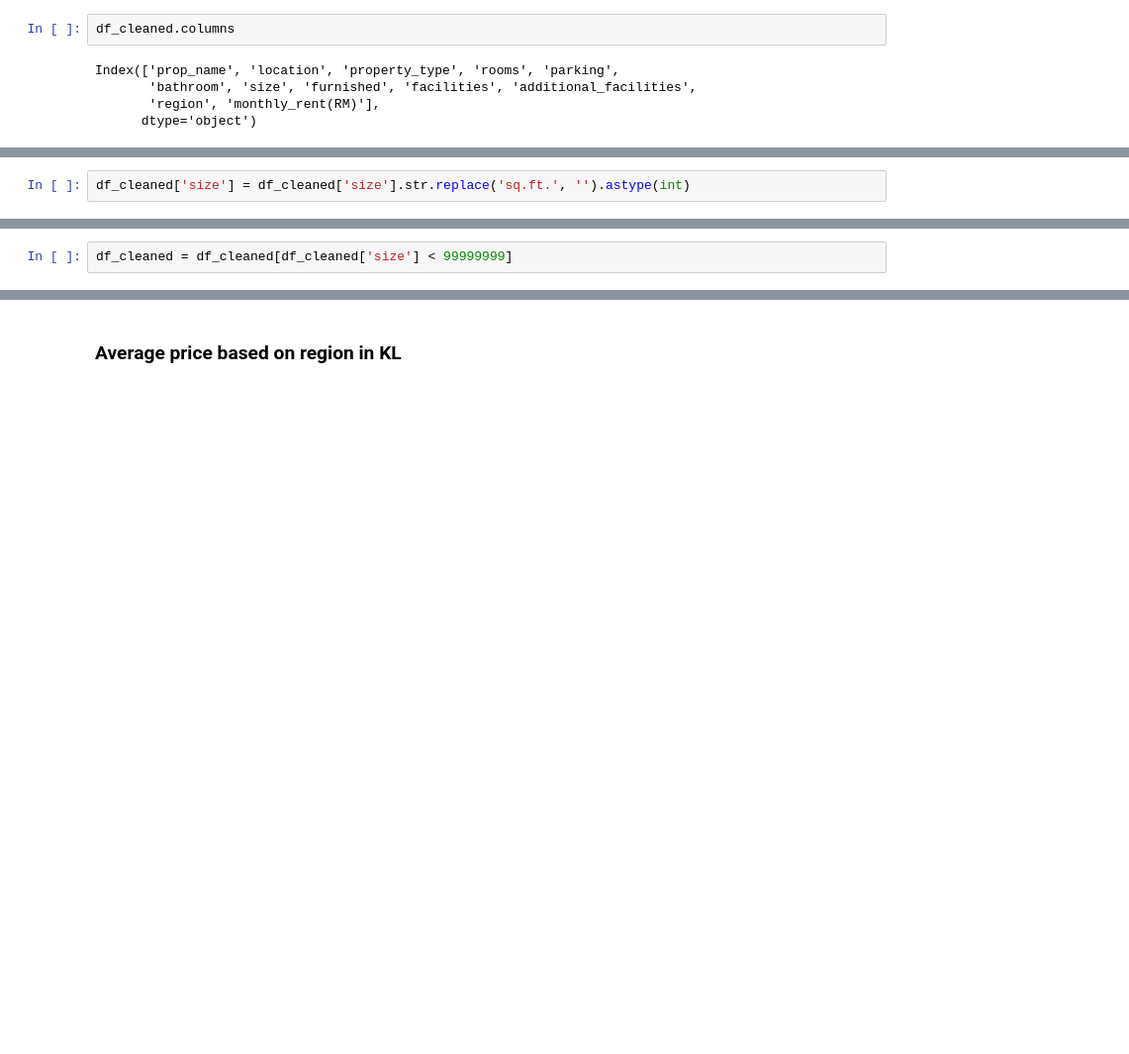
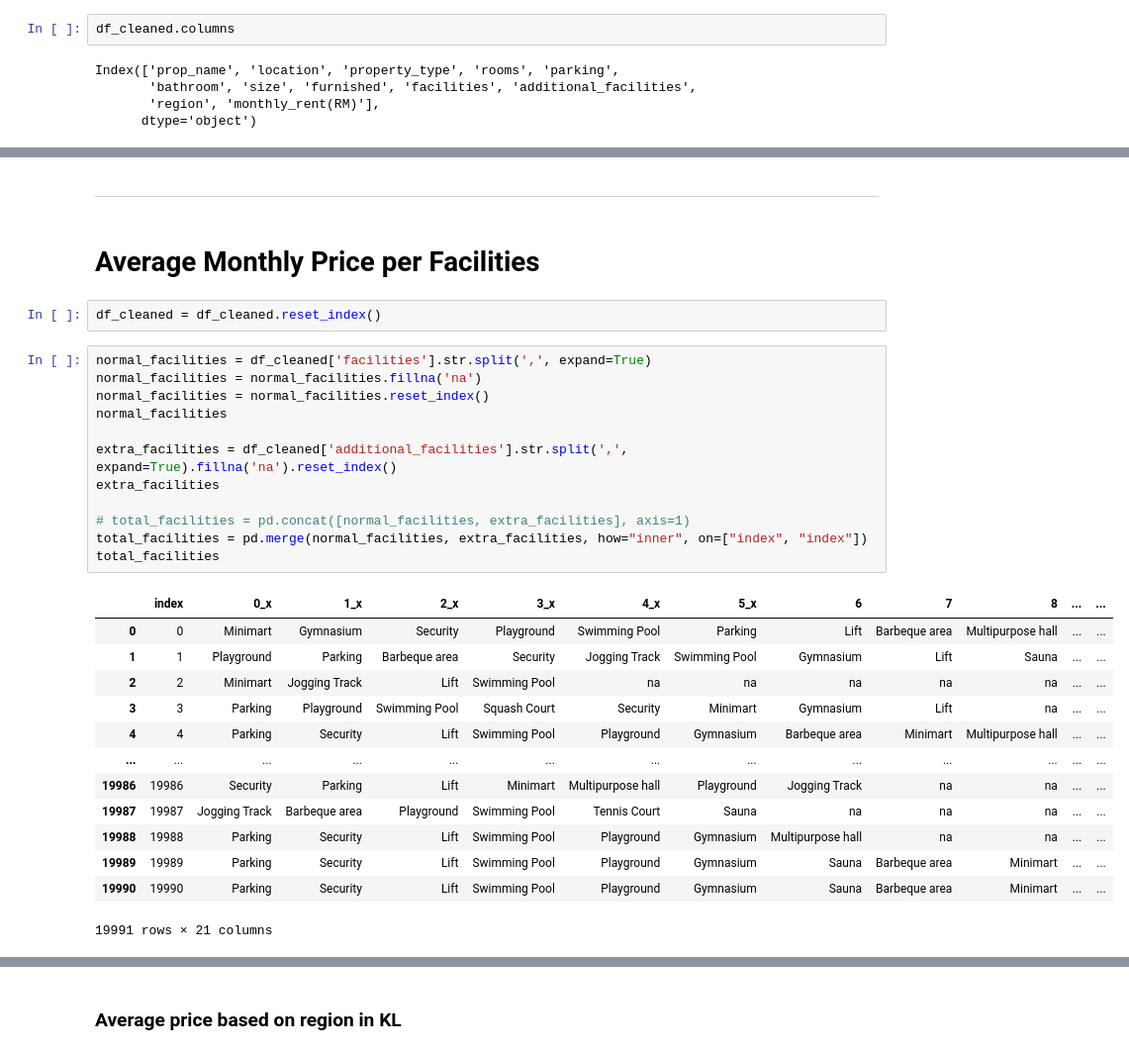
Before and after one commit to AdrianL1123/Properties_KL, a Jupyter notebook: Project.ipynb, the cells around one changed output, grey strips where cells are left out. Shown at 99% size. Drawn from its saved outputs; the diff is of its cells as text; blank space fills up the shorter version.

```diff
--- a/Project.ipynb
+++ b/Project.ipynb
@@ -382,2 +342,0 @@ Index(['prop_name', 'location', 'property_type', 'rooms', 'parking',
-# %%
-df_cleaned['size'] = df_cleaned['size'].str.replace('sq.ft.', '').astype(int)
@@ -390,2 +342,0 @@ array([1842, 1170,  650, ...,  489,  941, 1261])
-# %%
-df_cleaned = df_cleaned[df_cleaned['size'] < 99999999]
@@ -407,0 +385,32 @@ Name: monthly_rent(RM), Length: 1214, dtype: float64
+# %% [markdown]
+---
+# %% [markdown]
+# Average Monthly Price per Facilities
+# %%
+df_cleaned = df_cleaned.reset_index()
+# %%
+normal_facilities = df_cleaned['facilities'].str.split(',', expand=True)
+normal_facilities = normal_facilities.fillna('na')
+normal_facilities = normal_facilities.reset_index()
+normal_facilities
+
+extra_facilities = df_cleaned['additional_facilities'].str.split(',', expand=True).fillna('na').reset_index()
+extra_facilities
+
+# total_facilities = pd.concat([normal_facilities, extra_facilities], axis=1)
+total_facilities = pd.merge(normal_facilities, extra_facilities, how="inner", on=["index", "index"])
+total_facilities
+# %% [output]
+|  | index | 0_x | 1_x | 2_x | 3_x | 4_x | 5_x | 6 | 7 | 8 | ... | ... |
+| 0 | 0 | Minimart | Gymnasium | Security | Playground | Swimming Pool | Parking | Lift | Barbeque area | Multipurpose hall | ... | ... |
+| 1 | 1 | Playground | Parking | Barbeque area | Security | Jogging Track | Swimming Pool | Gymnasium | Lift | Sauna | ... | ... |
+| 2 | 2 | Minimart | Jogging Track | Lift | Swimming Pool | na | na | na | na | na | ... | ... |
+| 3 | 3 | Parking | Playground | Swimming Pool | Squash Court | Security | Minimart | Gymnasium | Lift | na | ... | ... |
+| 4 | 4 | Parking | Security | Lift | Swimming Pool | Playground | Gymnasium | Barbeque area | Minimart | Multipurpose hall | ... | ... |
+| ... | ... | ... | ... | ... | ... | ... | ... | ... | ... | ... | ... | ... |
+| 19986 | 19986 | Security | Parking | Lift | Minimart | Multipurpose hall | Playground | Jogging Track | na | na | ... | ... |
+| 19987 | 19987 | Jogging Track | Barbeque area | Playground | Swimming Pool | Tennis Court | Sauna | na | na | na | ... | ... |
+| 19988 | 19988 | Parking | Security | Lift | Swimming Pool | Playground | Gymnasium | Multipurpose hall | na | na | ... | ... |
+| 19989 | 19989 | Parking | Security | Lift | Swimming Pool | Playground | Gymnasium | Sauna | Barbeque area | Minimart | ... | ... |
+| 19990 | 19990 | Parking | Security | Lift | Swimming Pool | Playground | Gymnasium | Sauna | Barbeque area | Minimart | ... | ... |
+19991 rows × 21 columns
```
Also changed, not shown: parts of 22 cells of this notebook, 2 other files.
